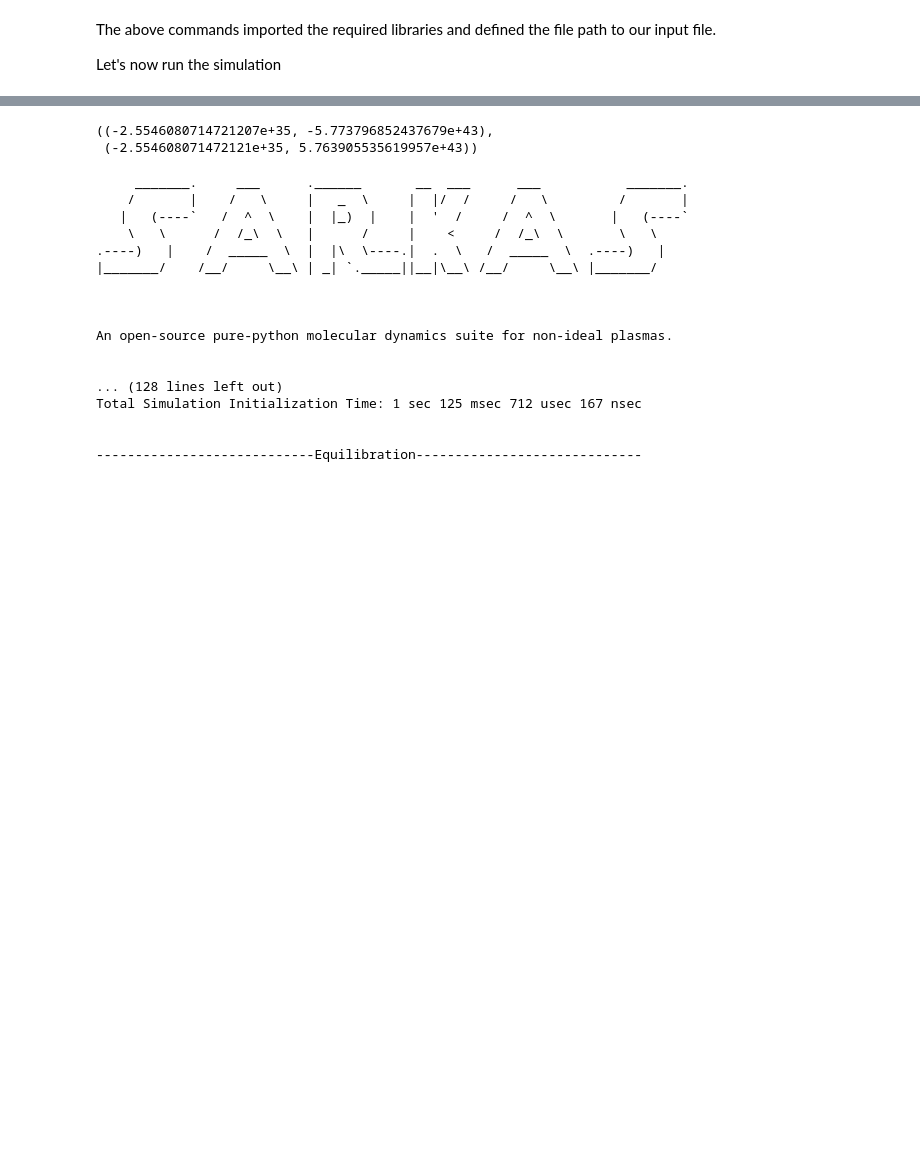
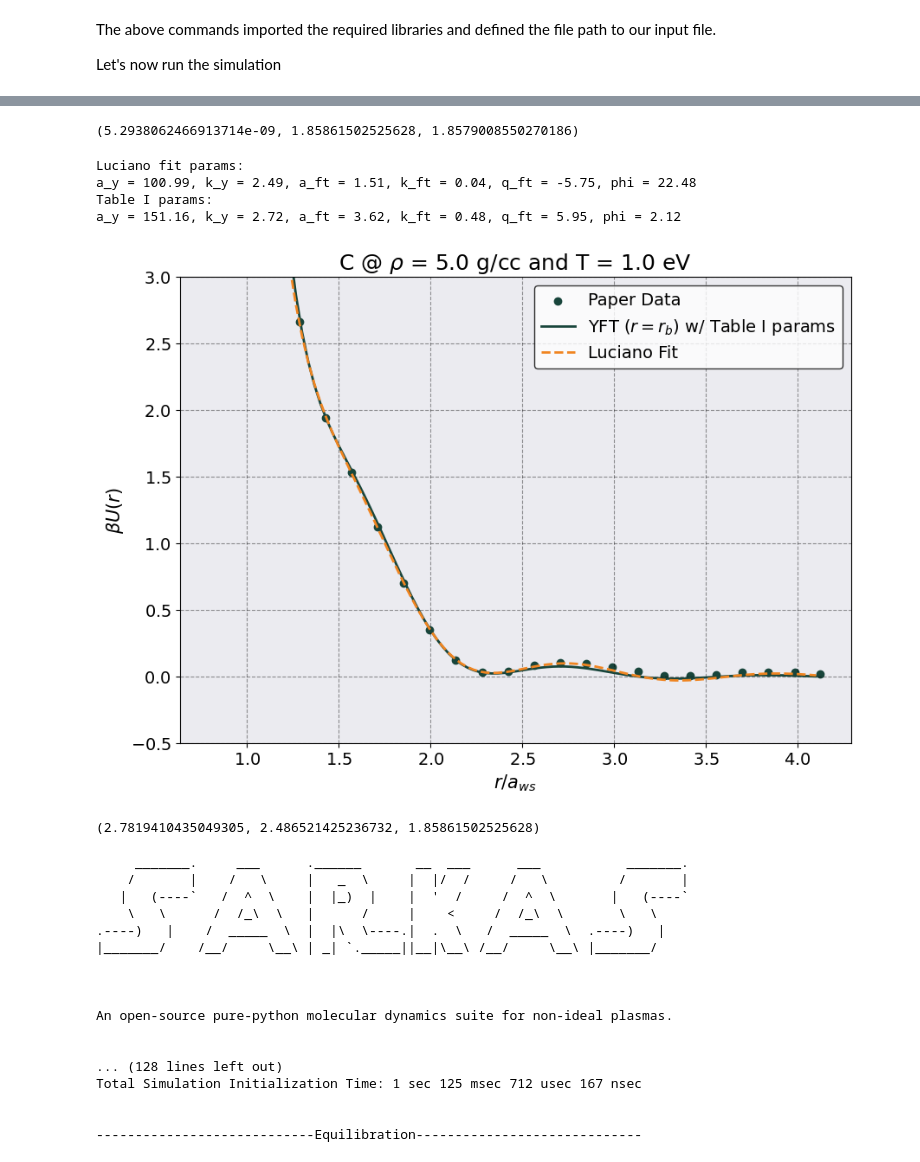
Before and after one commit to lucianogsilvestri/sarkas, a Jupyter notebook: docs/examples/YukawaFriedelTail/Quickstart.ipynb, the cells around one changed output, grey strips where cells are left out. Cells and saved outputs as stored; diff of their text form; code cells hidden in the pictures; blank space fills up the shorter version.

Commit message:
Added Yukawa Friedel Tail example.

```diff
--- a/docs/examples/YukawaFriedelTail/Quickstart.ipynb
+++ b/docs/examples/YukawaFriedelTail/Quickstart.ipynb
@@ -32,7 +32,7 @@ Let's now run the simulation
 # %%
 pre = PreProcess(input_file_name)
 pre.setup(read_yaml=True)
-# pre.run()
+pre.run()
 # %% [output]
  __            _
 / _\ __ _ _ __| | ____ _ ___
@@ -69,0 +75,17 @@ print(f"{A:.6e}, {k_y:.6e}, {B:.6e}, {k_ft:.6e}, {q_ft:.6e}, {phi:.6e}")
+# %%
+C = pre.species[0].charge**2/pre.potential.fourpie0 # pre.potential.coupling_constant * kT * a_ws
+a_ws = pre.potential.a_ws
+kT = pre.parameters.kB * pre.parameters.T_desired
+cm2Bohr = 1.889e8
+a0 = pre.parameters.a0 #* cm2Bohr
+# Luke Params
+a_y =  6655.83 * kT * a0
+k_y =  1.82532 / (a0)
+a_ft =   14.8642 * kT * (a0)**3
+k_ft =  0.0 / (a0)
+q_ft = 1.98027 /(a0)
+phi = -6.72432
+# Params in CGS
+print(f"{a_y:.6e}, {k_y:.6e}, {a_ft:.6e}, {k_ft:.6e}, {q_ft:.6e}, {phi:.6e}")
+pre.potential.ft_params = np.array([a_y, k_y, a_ft, k_ft, q_ft, phi])
+pre.potential.pot_update_params(pre.potential)
@@ -130,7 +164,0 @@ def yukawa_ft_force(r_in, pot_matrix):
-# %%
-
-
-yukawa_ft_force(2.0 *a_ws, pre.potential.matrix[0,0]), pre.potential.force( 2.0 *a_ws, pre.potential.matrix[0,0] )
-# %% [output]
-((-2.5546080714721207e+35, -5.773796852437679e+43),
- (-2.554608071472121e+35, 5.763905535619957e+43))
@@ -137 +194,41 @@ yukawa_ft_force(2.0 *a_ws, pre.potential.matrix[0,0]), pre.potential.force( 2.0
+# %%
+1./cm2Bohr, a_ws/pre.parameters.a0, a_ws * cm2Bohr
+# %% [output]
+(5.2938062466913714e-09, 1.85861502525628, 1.8579008550270186)
+# %%
+
+r_ws = np.linspace(0.8, 4.1, num = 100)
+# matrix = a_y, k_y, b_ft, k_ft, q_ft, phi
+matrix = np.array([280.957, 1.46306, 23.223, 0.255881, 3.20147, 2.12173]) # np.array([ 164.833, 1.53154, 12.7514, 0.295816, 3.17996, 2.22056]) #
+# Yukawa FT
+r_b = r_ws * a_bohr
+
+popt, _ = curve_fit(yft_pot, paper_data[:,0], paper_data[:,1], p0 = matrix)
+# Make a plot
+plt.scatter(paper_data[:,0], paper_data[:,1] , label = 'Paper Data')
+plt.plot(r_ws, yft_pot(r_b,*matrix) , label = 'YFT ($r = r_b$) w/ Table I params')
+plt.plot(r_ws, yft_pot(r_ws,*popt), ls = '--', label = 'Luciano Fit')
+
+# plt.plot(r, matrix[0]*np.exp(-matrix[1]*r)/r, '--', label = 'Yukawa w/ Table 1 params')
+# plt.plot(r, matrix[2] * np.exp(- matrix[3] * r)/r**3*np.cos(matrix[4] * r + matrix[5]), '--', label = 'FT w/ Table 1 params')
+plt.legend()
+plt.xlabel(r"$r/a_{ws}$")
+plt.ylabel(r"$\beta U(r)$")
+plt.title(r"C @ $\rho$ = 5.0 g/cc and T = 1.0 eV")
+# plt.yscale('symlog', linthresh = 1e-1)
+plt.ylim( -0.5, 3.0)
+print(f"Luciano fit params:")
+print(f"a_y = {popt[0]:.2f}, k_y = {popt[1]:.2f}, a_ft = {popt[2]:.2f}, k_ft = {popt[3]:.2f}, q_ft = {popt[4]:.2f}, phi = {popt[5]:.2f}")
+print(f"Table I params:")
+print(f"a_y = {matrix[0]/a_bohr:.2f}, k_y = {matrix[1] * a_bohr:.2f}, a_ft = {matrix[2]/(a_bohr**3):.2f}, k_ft = {matrix[3]*a_bohr:.2f}, q_ft = {matrix[4]*a_bohr:.2f}, phi = {matrix[5]:.2f}")
+# %% [output]
+Luciano fit params:
+a_y = 100.99, k_y = 2.49, a_ft = 1.51, k_ft = 0.04, q_ft = -5.75, phi = 22.48
+Table I params:
+a_y = 151.16, k_y = 2.72, a_ft = 3.62, k_ft = 0.48, q_ft = 5.95, phi = 2.12
+[figure, added]
+# %%
+matrix[0]/popt[0], (matrix[2]/popt[2])**(1/3), pre.parameters.a_ws/pre.parameters.a0
+# %% [output]
+(2.7819410435049305, 2.486521425236732, 1.85861502525628)
 # %%
```
Also changed, not shown: parts of 16 cells of this notebook, 6 other files.
